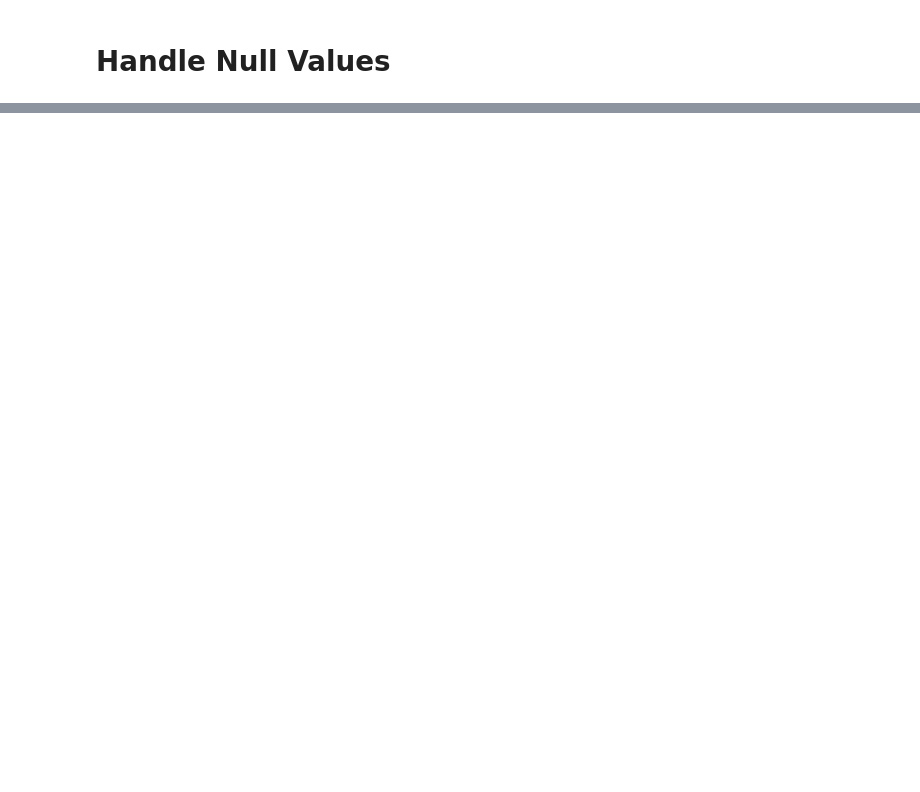
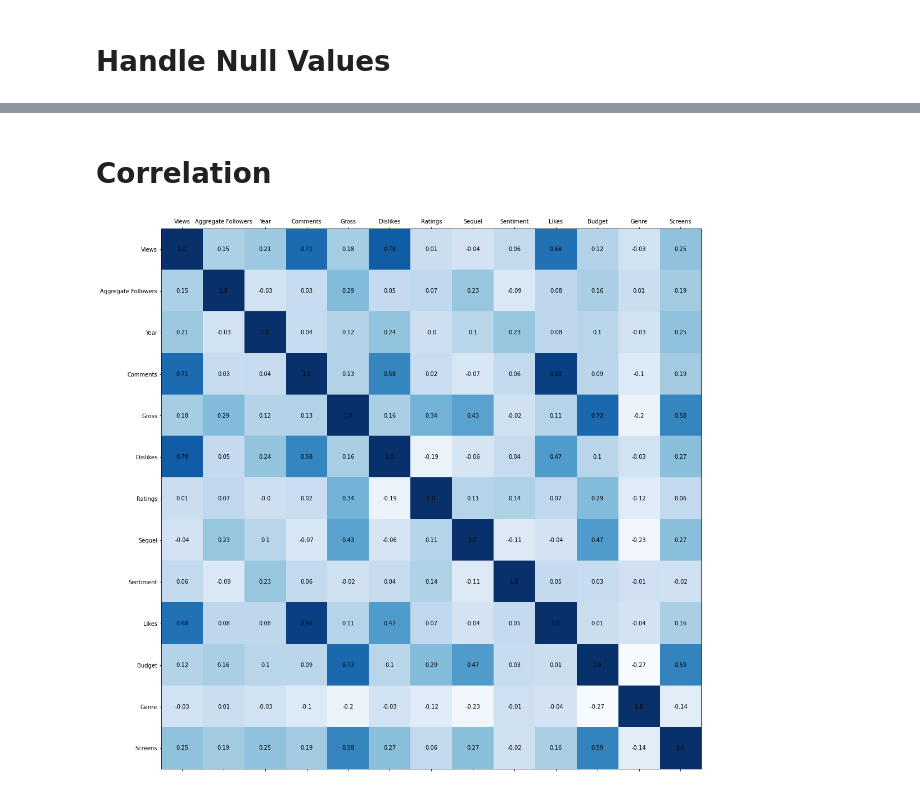
Before and after one commit to AUT-Student/ML-HW1, a Jupyter notebook: Code2/code2.ipynb, the cells around one changed output, grey strips where cells are left out. Cells and saved outputs as stored; diff of their text form; code cells hidden in the pictures; blank space fills up the shorter version.

Commit message:
Add correlation plot

```diff
--- a/Code2/code2.ipynb
+++ b/Code2/code2.ipynb
@@ -40,0 +79,54 @@ data
+# %%
+data = data.fillna(data.mean())
+# %% [markdown]
+# Correlation
+# %%
+def correlation(feature1_values, feature2_values):
+    """
+    Calculate correlation between two features
+
+    feature1_values: the list of values for the first feature
+    feature2_values: the list of values for the second feature
+    """
+
+    faeture1_std = np.std(feature1_values)
+    feature2_std = np.std(feature2_values)
+    covariance = np.cov(feature1_values, feature2_values)[1,0]
+    return float("{:.2f}".format(covariance/(faeture1_std*feature2_std)))
+# %%
+import numpy as np
+import matplotlib.pyplot as plt
+
+fig, ax = plt.subplots()
+
+correlation_matrix = np.zeros((len(data_columns), len(data_columns)))
+
+for i, column1 in enumerate(data_columns):
+    for j, column2 in enumerate(data_columns):
+        correlation_matrix[i, j] = correlation(data[column1].values, data[column2].values)
+
+
+ax.matshow(correlation_matrix, cmap=plt.cm.Blues)
+# plt.rcParams["figure.autolayout"] = True
+
+for i, column1 in enumerate(data_columns):
+    for j, column2 in enumerate(data_columns):
+        c = correlation_matrix[j,i]
+
+        ax.text(i, j, str(c), va='center', ha='center')
+
+column_labels = data_columns
+row_labels = data_columns
+
+ax.set_xticks(np.arange(len(column_labels)))
+ax.set_yticks(np.arange(len(column_labels)))
+
+ax.set_xticklabels(column_labels, minor=False)
+ax.set_yticklabels(row_labels, minor=False)
+
+fig.set_figheight(15)
+fig.set_figwidth(15)
+
+plt.show()
+# %% [output]
+[figure, added]
```
Also changed, not shown: parts of 2 cells of this notebook, 1 other file.
